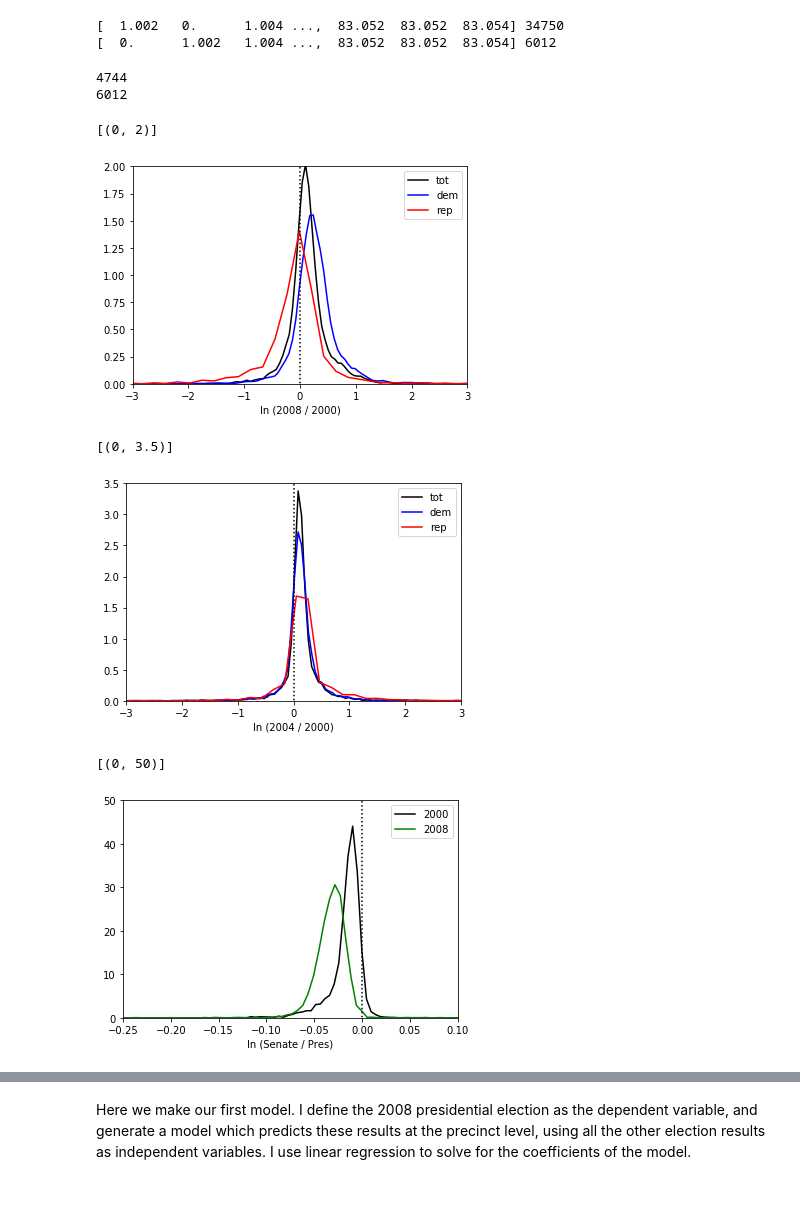
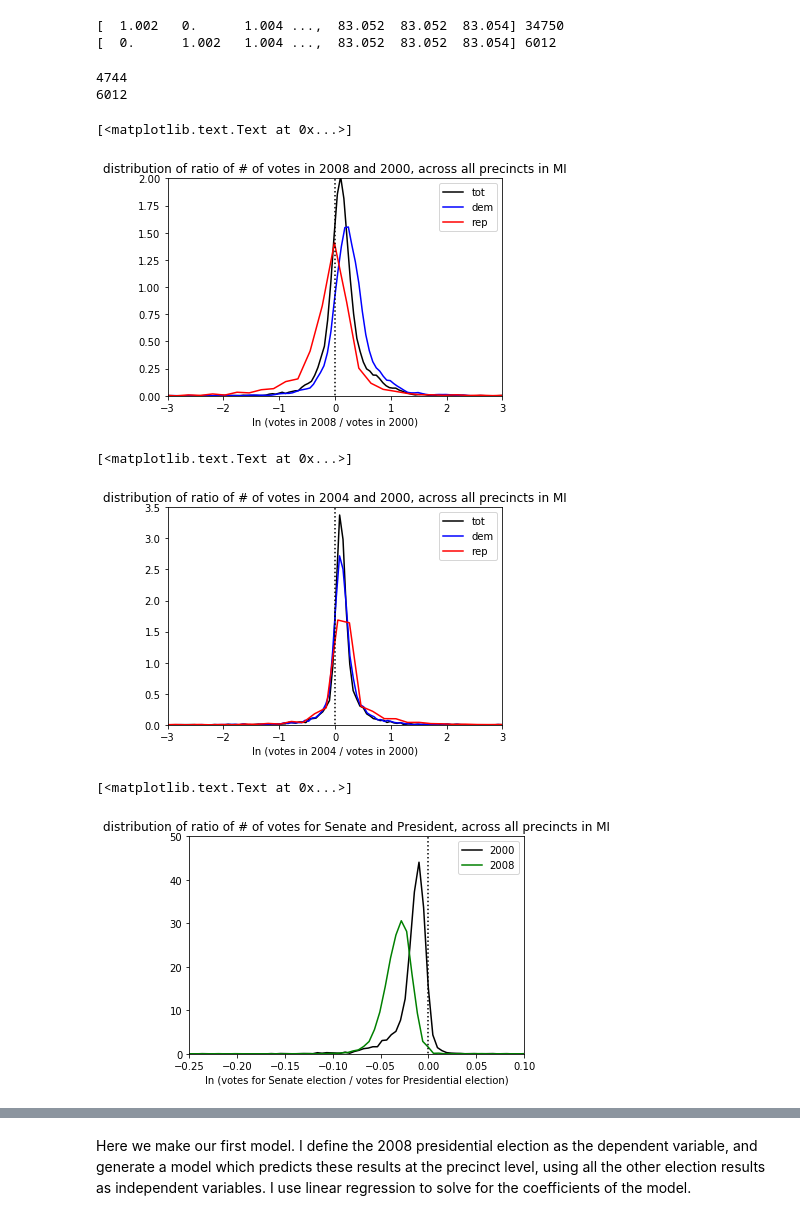
Before and after one commit to michevan/michigan-precincts, a Jupyter notebook: demo.ipynb, the cells around one changed output, grey strips where cells are left out. Cells and saved outputs as stored; diff of their text form; code cells hidden in the pictures.

Commit message:
Add files via upload
election project, second version

```diff
--- a/demo.ipynb
+++ b/demo.ipynb
@@ -106,7 +106,7 @@ voting_age_pop = np.array([np.int(precinct.attributes['VAP']) for precinct in pr
 
 ### these two lines are purely cosmetic; they eliminate the error messages that occur
 ### when a precinct has zero voters
-old_settings = np.seterr(all='ignore')  #seterr to known value
+old_settings = np.seterr(all='ignore')  # backup error settings
 np.seterr(divide='ignore')
 
 ### set RGB values for 2006 Governor's race results
@@ -118,10 +118,10 @@ for i in range(N_precincts):
     colors06[0,i] = red[i]
     colors06[1,i] = green[i]
     colors06[2,i] = blue[i]
-    if ((dem06+rep06+oth06)[i]==0):     #precincts with no data are plotted in green
-        colors06[0,i] = 0
+    if ((dem06+rep06+oth06)[i]==0):     #precincts with no data are plotted in white
+        colors06[0,i] = 1.0
         colors06[1,i] = 1.0
-        colors06[2,i] = 0
+        colors06[2,i] = 1.0
 
 ### set RGB values for 2008 Presidential race results
 colors08 = np.zeros([3,N_precincts])
@@ -325,55 +324,57 @@ d10_gov,r10_gov,t10_gov,rows10_gov = get_info(2010,unique_precincts,office='gov'
 ### we will use a filter called "ok" to exclude a few glitchy precincts
 ok = np.where((t00>0)*(t04>0)*(t08>0)*(d00 < 1.0e5))    # exclude precincts with zero votes, and also the first precinct (id = 0, which collects errors)
 print len(ok[0])
 print len(t00)
 ### 4744 precincts are ok out of 6012 total
 
 
-
 ### plot the ratio of votes in 2008 / votes in 2000
 ### use the natural log of the ratio so that Gaussian noise would produce a Gaussian distribution
 bins = np.linspace(-4,4,81)
 
 g = sns.distplot(np.log((t08/t00)[ok]),color='k',bins=bins,hist=False,label='tot')
 g = sns.distplot(np.log((d08/d00)[ok]),color='b',bins=bins,hist=False,label='dem')
 
 
 ### there are some precincts with zero GOP votes so we have to add a small float to avoid dividing by zero
-g = sns.distplot(np.log(((r08+1.0e-4)/(r00+1.0e-4))[ok]),color='r',bins=bins,hist=False,label='rep',axlabel='ln (2008 / 2000)')
+g = sns.distplot(np.log(((r08+1.0e-4)/(r00+1.0e-4))[ok]),color='r',bins=bins,hist=False,label='rep',axlabel='ln (votes in 2008 / votes in 2000)')
 g.plot([0,0],[-10,10],':k')
 
 #g = sns.lmplot('X', 'Y', df, col='Z', sharex=False, sharey=False)
 g.set(xlim=(-3, 3))
 g.set(ylim=(0,2))
+g.set(title='distribution of ratio of # of votes in 2008 and 2000, across all precincts in MI')
 
 
 ### note that the total 2008 vote is greater than the 2000 vote (the peak is to the right of unity)
 ### this is due to a combination of population growth and changes in turnout
 ### we can disentangle these to some degree: note that
 ###     the republican vote is unchanged, but the democratic vote is up a lot
 # %% [output]
 4744
 6012
-[(0, 2)]
+[<matplotlib.text.Text at 0x...>]
-[figure, old version]
+[figure, new version]
 # %%
 ### Here is the ratio of presidential votes in 2004 / 2000
 
 bins = np.linspace(-4,4,81)
 g = sns.distplot(np.log((t04/t00)[ok]),color='k',bins=bins,hist=False,label='tot')
 g = sns.distplot(np.log((d04/d00)[ok]),color='b',bins=bins,hist=False,label='dem')
-g = sns.distplot(np.log(((r04+1.0e-4)/(r00+1.0e-4))[ok]),color='r',bins=bins,hist=False,label='rep',axlabel='ln (2004 / 2000)')
+g = sns.distplot(np.log(((r04+1.0e-4)/(r00+1.0e-4))[ok]),color='r',bins=bins,hist=False,label='rep',axlabel='ln (votes in 2004 / votes in 2000)')
 g.plot([0,0],[-10,10],':k')
 
 #g = sns.lmplot('X', 'Y', df, col='Z', sharex=False, sharey=False)
 g.set(xlim=(-3, 3))
 g.set(ylim=(0,3.5))
+g.set(title='distribution of ratio of # of votes in 2004 and 2000, across all precincts in MI')
+
 
 ### like the previous plot, the total vote is higher in 2004 than 2000, but not by as much (less population growth)
 ### this time there is no differnce in turnout between dems and reps
 # %% [output]
-[(0, 3.5)]
+[<matplotlib.text.Text at 0x...>]
-[figure, old version]
+[figure, new version]
 # %%
 ### And here is the dropoff in the senate turnout as compared to the presidential election
 ### note that, while the x axis is in log units, for small values of X, exp(-X) is about X
@@ -381,15 +382,16 @@ g.set(ylim=(0,3.5))
 
 bins = np.linspace(-1,1,2001)
 g = sns.distplot(np.log((t00_sen/t00)[ok]),color='k',bins=bins,hist=False,label='2000')
-g = sns.distplot(np.log((t08_sen/t08)[ok]),color='g',bins=bins,hist=False,label='2008',axlabel='ln (Senate / Pres)')
+g = sns.distplot(np.log((t08_sen/t08)[ok]),color='g',bins=bins,hist=False,label='2008',axlabel='ln (votes for Senate election / votes for Presidential election)')
 g.plot([0,0],[-100,100],':k')
 
 #g = sns.lmplot('X', 'Y', df, col='Z', sharex=False, sharey=False)
 g.set(xlim=(-0.25, 0.10))
 g.set(ylim=(0,50))
+g.set(title='distribution of ratio of # of votes for Senate and President, across all precincts in MI')
 # %% [output]
-[(0, 50)]
+[<matplotlib.text.Text at 0x...>]
-[figure, old version]
+[figure, new version]
 # %%
 ### And here is the dropoff in the House turnout as compared to the presidential election
 
```
Also changed, not shown: parts of 10 cells of this notebook.
